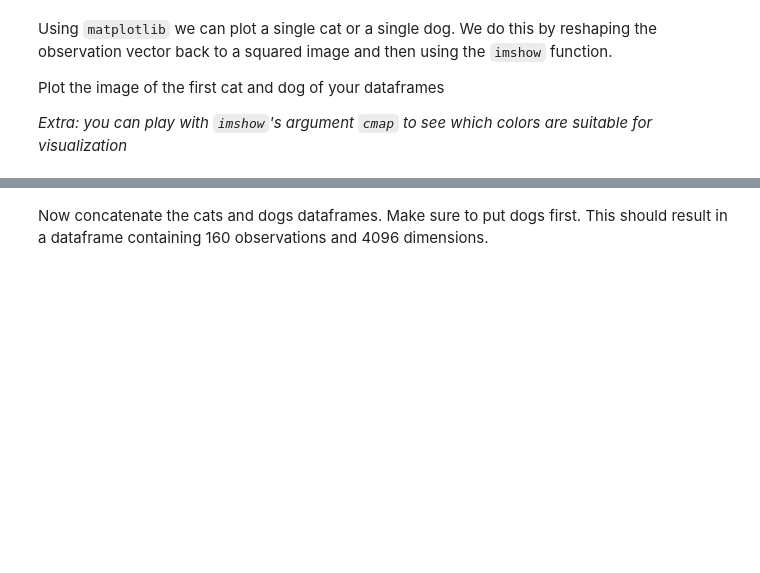
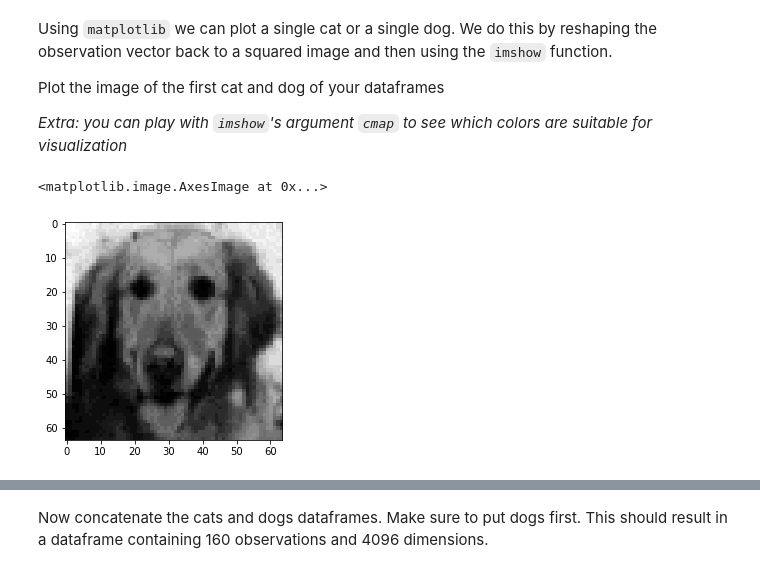
Before and after one commit to juliamoraiss/Ironhack, a Jupyter notebook: Labs/Week 8/1. Principal-Component-Analysis/your-code/main.ipynb, the cells around one changed output, grey strips where cells are left out. Drawn from its saved outputs; the diff is of its cells as text; code cells hidden in the pictures; blank space fills up the shorter version.

```diff
--- a/Labs/Week 8/1. Principal-Component-Analysis/your-code/main.ipynb
+++ b/Labs/Week 8/1. Principal-Component-Analysis/your-code/main.ipynb
@@ -17,0 +21,2 @@ In this challenge we will work with image data and reduce the dimensions of the
+# %%
+dogs = pd.read_csv('../data/dogs.csv')
@@ -35,0 +51,7 @@ _Extra: you can play with `imshow`'s argument `cmap` to see which colors are sui
+# %%
+reshape_dogs = np.array(dogs.loc[0,:]).reshape(64,64)
+# %%
+plt.imshow(reshape_dogs, cmap='gray')
+# %% [output]
+<matplotlib.image.AxesImage at 0x...>
+[figure, added]
```
Also changed, not shown: parts of 38 cells of this notebook.
